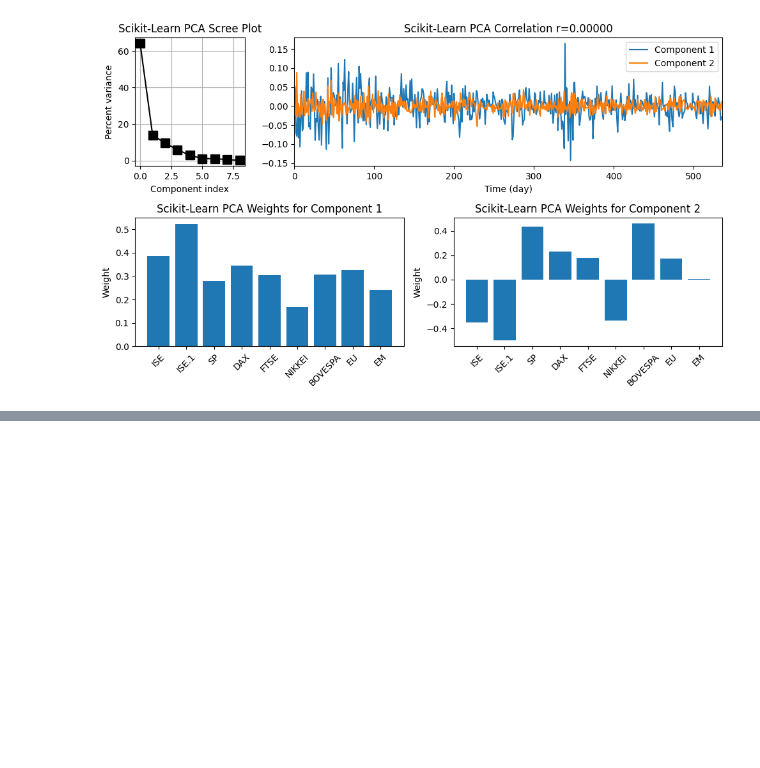
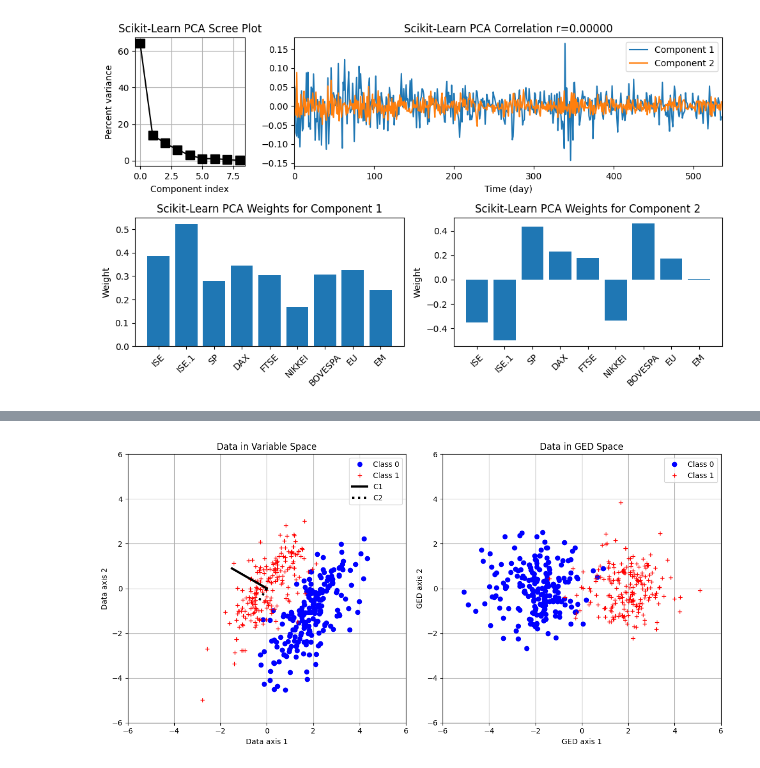
Before and after one commit to MiesnerJacob/practical-linear-algebra-for-data-science, a Jupyter notebook: 15-eigendecomposition-and-svd-applications.ipynb, the cells around one changed output, grey strips where cells are left out. Saved outputs shown, nothing was run; the diff lists cells and outputs as text; code cells hidden in the pictures; blank space fills up the shorter version.

```diff
--- a/15-eigendecomposition-and-svd-applications.ipynb
+++ b/15-eigendecomposition-and-svd-applications.ipynb
@@ -105,26 +107,26 @@ data_matrix_centered = data_matrix - np.mean(data_matrix, axis=0, keepdims=True)
 covariance_matrix = data_matrix_centered.T @ data_matrix_centered / (data_matrix_centered.shape[0] - 1)
 
 # Step 2: eigendecomposition
-eigenvalues, eigenvectors = np.linalg.eig(covariance_matrix)
+evals, evecs = np.linalg.eig(covariance_matrix)
 
 # Step 3: sort results
-sorted_index = np.argsort(eigenvalues)[::-1]
-eigenvalues = eigenvalues[sorted_index]
-eigenvectors = eigenvectors[:, sorted_index]
+sorted_index = np.argsort(evals)[::-1]
+evals = evals[sorted_index]
+evecs = evecs[:, sorted_index]
 
 # Step 4: component scores
-component_scores = data.values @ eigenvectors[:, 0:2]
+component_scores = data.values @ evecs[:, 0:2]
 print(component_scores.shape)
 
 # Step 5: eigenvalues to % variance
-percent_variance_explained = 100 * eigenvalues / np.sum(eigenvalues)
+percent_variance_explained = 100 * evals / np.sum(evals)
 
 # Show that variance of the components equals the eigenvalue
 print('Variance of first two components:')
 print(np.var(component_scores, axis=0, ddof=1))  # note the ddof=1! The default produces the biased variance.
 
-print(f'\nFirst two eigenvalues:')
-print(eigenvalues[:2])
+print(f'\nFirst two evals:')
+print(evals[:2])
 
 # Now all in one figure
 fig = plt.figure(figsize=(10, 6))
@@ -149,7 +151,7 @@ ax2.set_title(f'Correlation r={np.corrcoef(component_scores.T)[0, 1]:.5f}')
 # Bar plots of component loadings
 axs = [fig.add_subplot(gs[1, :2]), fig.add_subplot(gs[1, 2:])]
 for i in range(2):
-    axs[i].bar(range(data_matrix_centered.shape[1]), eigenvectors[:, i])
+    axs[i].bar(range(data_matrix_centered.shape[1]), evecs[:, i])
     axs[i].set_xticks(range(data_matrix_centered.shape[1]))
     axs[i].set_xticklabels(data.columns, rotation=45)
     axs[i].set_ylabel('Weight')
@@ -385,0 +392,74 @@ plt.show()
+# %%
+# Exercise 15-6 (Perform LDA using numpy)
+
+def compute_means_and_covariances(class_data):
+    mean_vector = np.mean(class_data, axis=0)
+    within_class_covariance = np.cov(class_data.T, ddof=1)
+    return mean_vector, within_class_covariance
+
+# Between-class covariance
+class_1_mean, class_1_covariance = compute_means_and_covariances(class_1)
+class_2_mean, class_2_covariance = compute_means_and_covariances(class_2)
+between_class_covariance = np.cov(np.vstack((class_1_mean, class_2_mean)).T, ddof=1)
+
+# Within-class covariance
+within_class_covariance = (class_1_covariance + class_2_covariance) / 2
+
+# LDA via Generalized Eigenvalue Decomposition (GED)
+evals, evecs = scipy.linalg.eigh(between_class_covariance, within_class_covariance)
+
+# Sort the solution
+sorted_indices = np.argsort(evals)[::-1]
+evals = evals[sorted_indices]
+evecs = evecs[:, sorted_indices]
+
+# Project the mean-centered data onto the GED axes
+mean_centered_data = alldata - np.mean(alldata, axis=0)
+projected_data = mean_centered_data @ evecs
+
+def plot_classified_data(ax, data, labels, title, axis_labels, markers, evecs=None):
+    for i in range(2):
+        ax.plot(data[labels == i, 0], data[labels == i, 1], markers[i], label=f'Class {i}')
+    if evecs is not None:
+        ax.plot([0, evecs[0, 0]], [0, evecs[1, 0]], 'k-', linewidth=3, label='C1')
+        ax.plot([0, evecs[0, 1]], [0, evecs[1, 1]], 'k:', linewidth=3, label='C2')
+    ax.set_xlabel(axis_labels[0])
+    ax.set_ylabel(axis_labels[1])
+    ax.set_title(title)
+    ax.axis([-6, 6, -6, 6])
+    ax.grid()
+    ax.legend()
+
+# Plotting the data
+fig, axs = plt.subplots(1, 2, figsize=(12, 6))
+markers = ['bo', 'r+']
+
+plot_classified_data(axs[0], alldata, labels, 'Data in Variable Space', ['Data axis 1', 'Data axis 2'], markers, evecs)
+plot_classified_data(axs[1], projected_data, labels, 'Data in GED Space', ['GED axis 1', 'GED axis 2'], markers)
+
+plt.tight_layout()
+plt.show()
+
+# Prediction (converted to ints)
+predicted_labels = (projected_data[:, 0] > 0).astype(int)
+
+print(f'Prediction accuracy: {100 * np.mean(predicted_labels == labels):.2f}%')
+
+# Show the results
+plt.figure(figsize=(12, 5))
+plt.plot(predicted_labels, 'ks', markersize=7, markerfacecolor='w', linewidth=2)
+plt.axvline(x=len(predicted_labels) - 0.5, color='k', linestyle='--')
+plt.xlabel('Sample number')
+plt.ylabel('Predicted class')
+plt.yticks([0, 1], labels=['Class 0', 'Class 1'])
+plt.title(f'Accuracy = {100 * np.mean(predicted_labels == labels):.2f}%')
+plt.show()
+
+# Redraw the joint plot in the GED space
+sns_jointplot = sns.jointplot(x=projected_data[:, 0], y=projected_data[:, 1], hue=labels, xlim=[-6, 6], ylim=[-6, 6])
+sns_jointplot.ax_joint.set_xlabel('GED axis 1')
+sns_jointplot.ax_joint.set_ylabel('GED axis 2')
+sns_jointplot.plot_joint(sns.kdeplot)
+plt.show()
+# %% [output]
+[figure, added]
```
Also changed, not shown: parts of 14 cells of this notebook.
